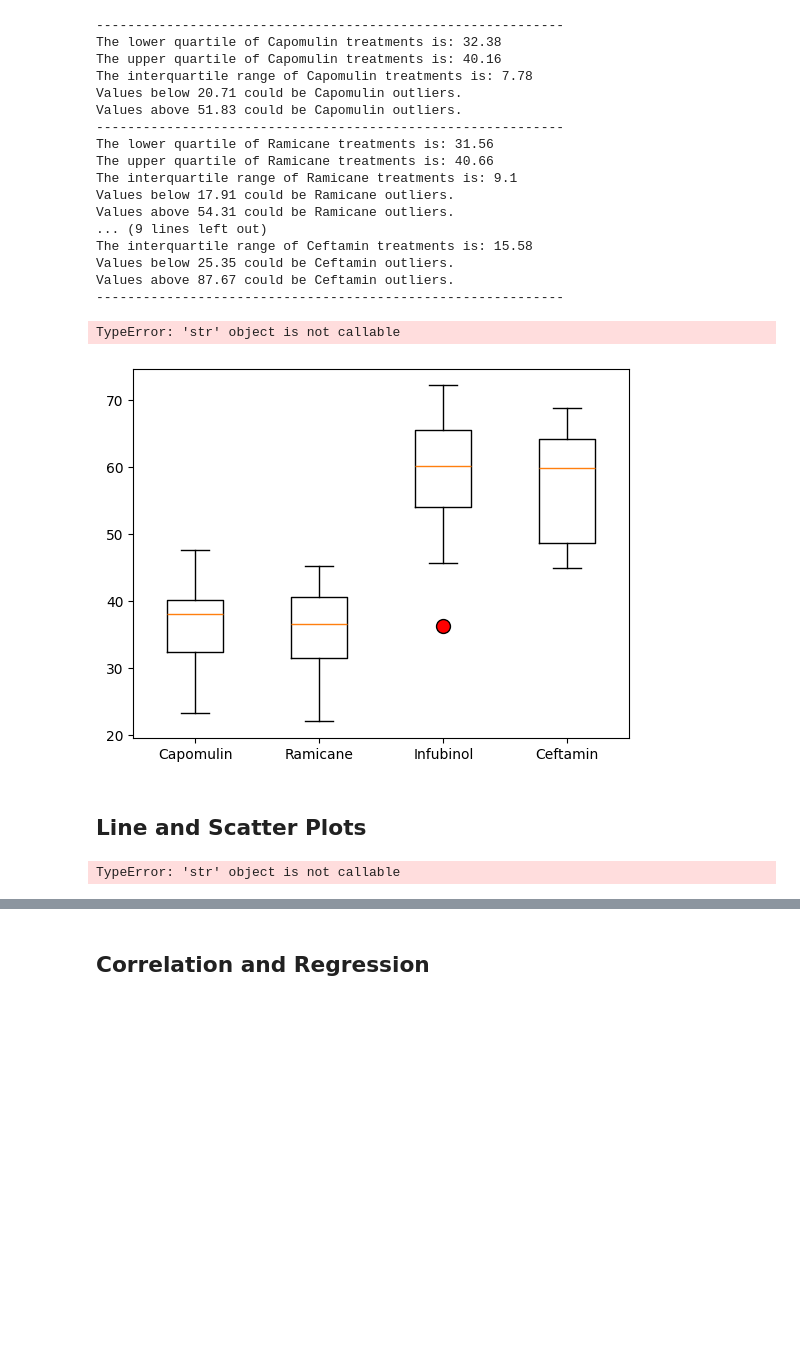
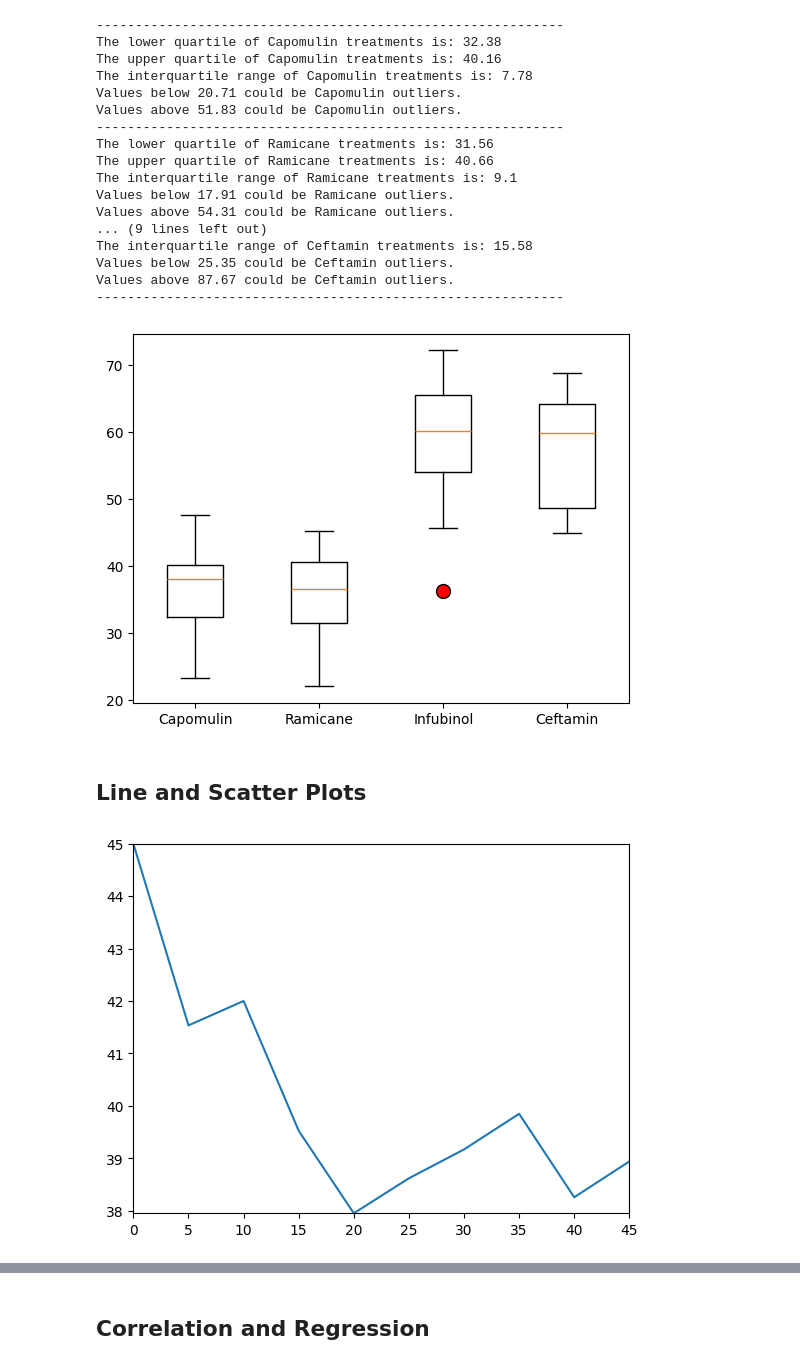
Before and after one commit to carsonnj/Pymaceuticals-Module-5-, a Jupyter notebook: pymaceuticals_Final_Code.ipynb, the cells around one changed output, grey strips where cells are left out. Saved outputs shown, nothing was run; the diff lists cells and outputs as text; code cells hidden in the pictures; blank space fills up the shorter version.

```diff
--- a/pymaceuticals_Final_Code.ipynb
+++ b/pymaceuticals_Final_Code.ipynb
@@ -314,31 +311,30 @@ Values above 87.67 could be Ceftamin outliers.
 # Generate a box plot that shows the distrubution of the tumor volume for each treatment group.
 red_dot = dict(markerfacecolor = "red", markersize=10)
 plt.boxplot([cap, ram, inf, ceft],labels=['Capomulin','Ramicane','Infubinol','Ceftamin'],flierprops= red_dot)
-plt.ylabel('Final Tumor Volume (mm3)')
-plt.title('Tumor Volume at Selected Mouse')
+plt.ylabel=('Final Tumor Volume (mm3)')
+plt.title=('Tumor Volume at Selected Mouse')
 
 
 plt.show()
 # %% [output]
-TypeError: 'str' object is not callable
 [figure]
 # %% [markdown]
 ## Line and Scatter Plots
 # %%
 # Generate a line plot of tumor volume vs. time point for a single mouse treated with Capomulin
 capo_set = clean_df[clean_df['Drug Regimen']== 'Capomulin']
 special_mouse = capo_set.loc[capo_set['Mouse ID'] == 'b742']
 timepoints = [0,5,10,15,20,25,30,35,40,45]
-plt.title('Tumor Volume (mm3) vs Timepoint with Capomulin')
-plt.ylabel('Tumor Volume (mm3)')
-plt.xlabel('Timepoint')
+plt.title=('Tumor Volume (mm3) vs Timepoint with Capomulin')
+plt.ylabel=('Tumor Volume (mm3)')
+plt.xlabel=('Timepoint')
 plt.xlim(0,45)
 plt.ylim(special_mouse['Tumor Volume (mm3)'].min(),special_mouse['Tumor Volume (mm3)'].max())
 
 plt.plot(special_mouse['Timepoint'],special_mouse['Tumor Volume (mm3)'])
 plt.show()
 # %% [output]
-TypeError: 'str' object is not callable
+[figure, added]
 # %%
 # Generate a scatter plot of mouse weight vs. the average observed tumor volume for the entire Capomulin regimen
 capo_grouped = capo_set.groupby(['Mouse ID','Sex'])['Weight (g)']
```
Also changed, not shown: parts of 5 cells of this notebook.
